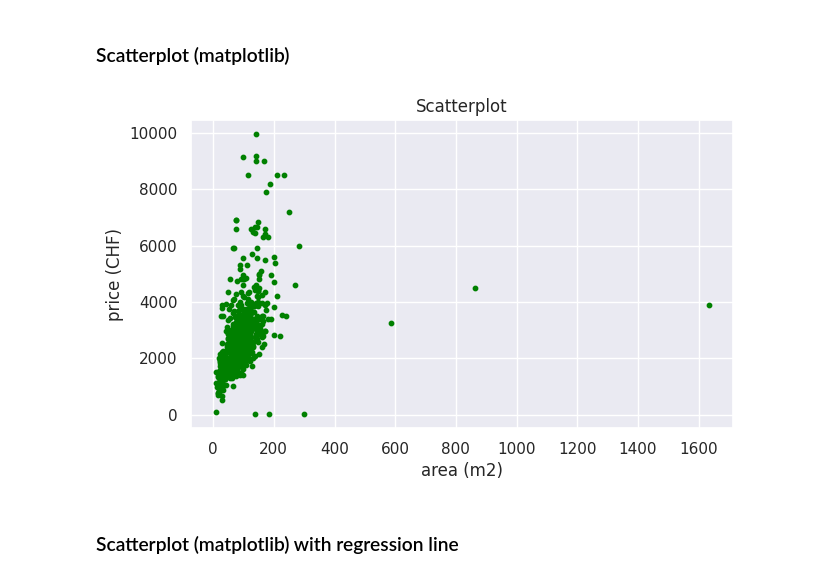
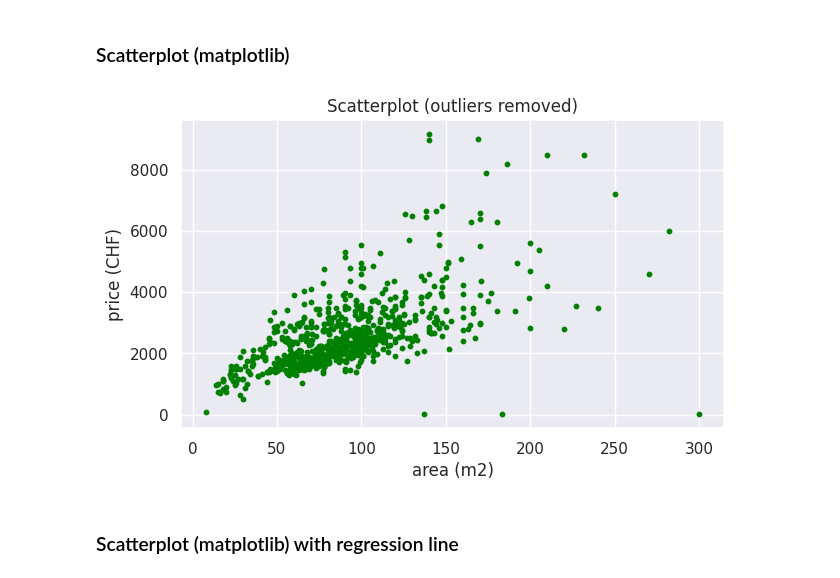
Before and after one commit to TimDubath-dev/data_analytics, a Jupyter notebook: Week_04/exploratory_data_analysis_apartment_data.ipynb, the cells around one changed output. Cells and saved outputs as stored; diff of their text form; code cells hidden in the pictures.

```diff
--- a/Week_04/exploratory_data_analysis_apartment_data.ipynb
+++ b/Week_04/exploratory_data_analysis_apartment_data.ipynb
@@ -491,18 +471,21 @@ plt.show()
 # %% [markdown]
 ### Scatterplot (matplotlib)
 # %%
+# Remove outliers: area > 500 m2 or price_per_m2 > 70
+df_no_outliers = df[(df['area'] <= 500) & (df['price_per_m2'] <= 70)]
+
 plt.figure(figsize=(7,4))
-plt.scatter(df['area'],
-           df['price'],
-           color="green",
-           alpha=1.0,
-           s=10)
-plt.title('Scatterplot', fontsize=12)
+plt.scatter(df_no_outliers['area'],
+            df_no_outliers['price'],
+            color="green",
+            alpha=1.0,
+            s=10)
+plt.title('Scatterplot (outliers removed)', fontsize=12)
 plt.xlabel('area (m2)')
 plt.ylabel('price (CHF)')
 plt.show()
 # %% [output]
-[figure, old version]
+[figure, new version]
 # %% [markdown]
 ### Scatterplot (matplotlib) with regression line
 # %%
```
Also changed, not shown: parts of 6 cells of this notebook, 5 other files.
